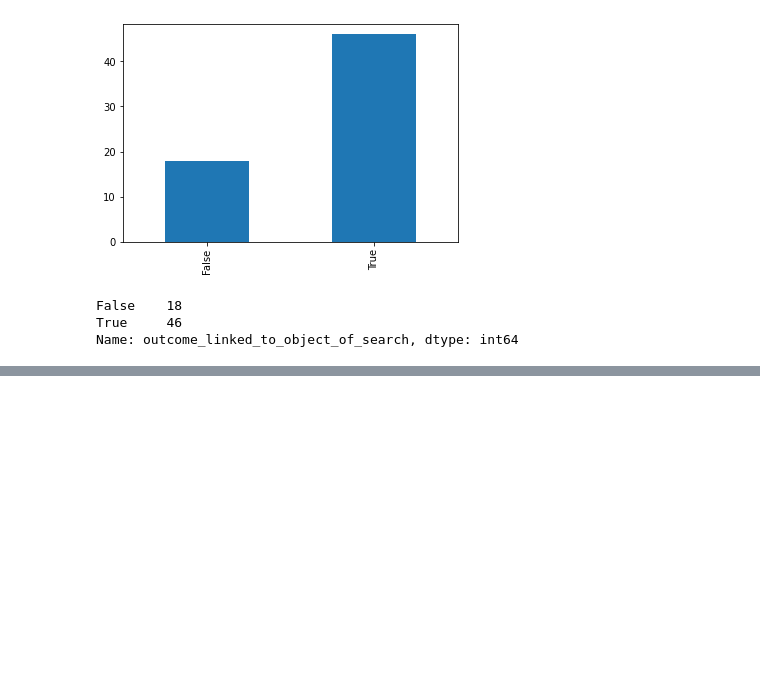
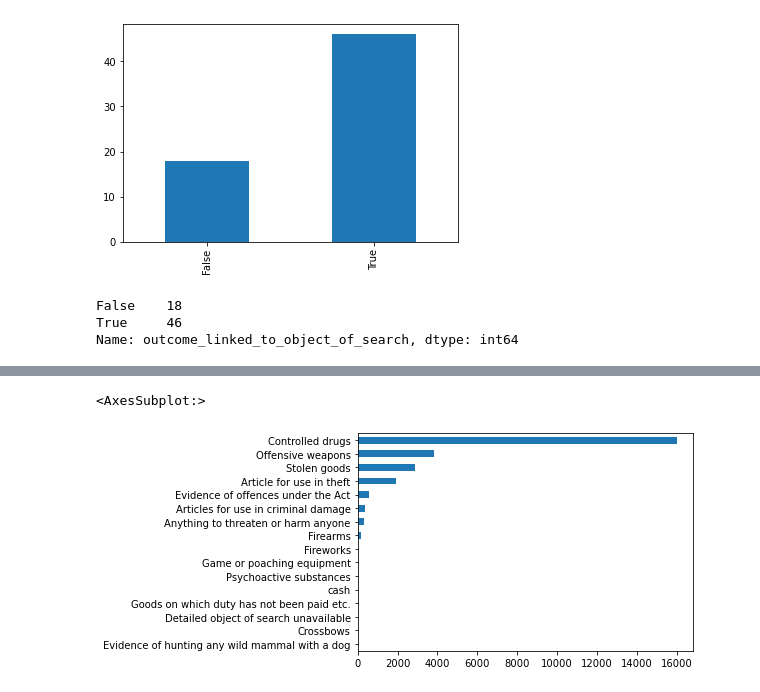
Before and after one commit to Coletterbox/A-Dashboard-Google-Sheets-, a Jupyter notebook: Stop and Search Data.ipynb, the cells around one changed output, grey strips where cells are left out. Saved outputs shown, nothing was run; the diff lists cells and outputs as text; code cells hidden in the pictures; blank space fills up the shorter version.

```diff
--- a/Stop and Search Data.ipynb
+++ b/Stop and Search Data.ipynb
@@ -350,0 +398,6 @@ Name: outcome_linked_to_object_of_search, dtype: int64
+# %%
+df13 = df.loc[df['gender'] == 'Male']
+df13['object_of_search'].value_counts(ascending = True).plot.barh(x = 'object_of_search')
+# %% [output]
+<AxesSubplot:>
+[figure, added]
```
Also changed, not shown: parts of 8 cells of this notebook.
